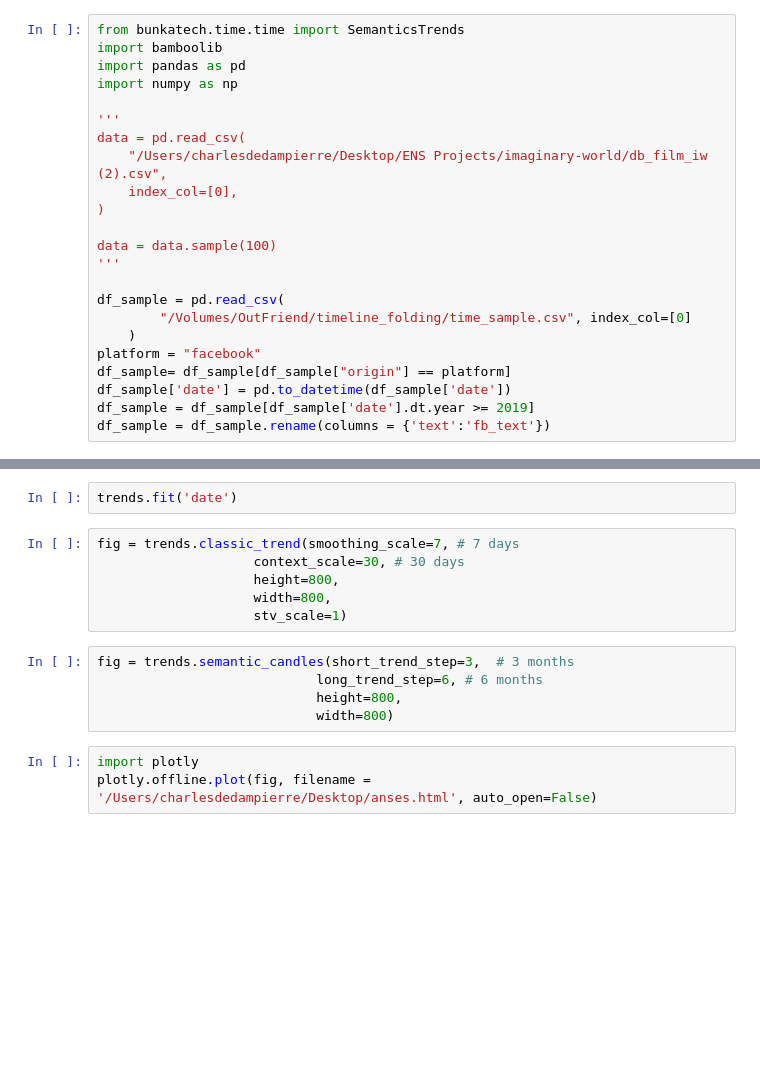
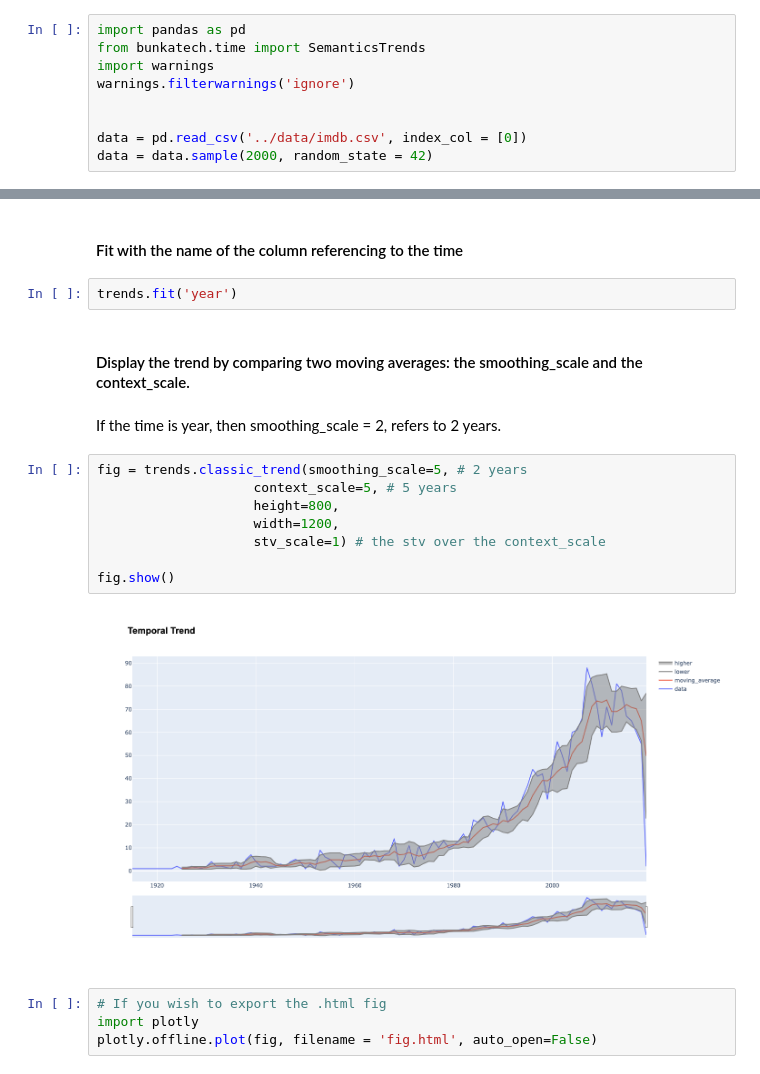
Before and after one commit to charlesdedampierre/bunkatech, a Jupyter notebook: examples/demo_trends.ipynb, the cells around one changed output, grey strips where cells are left out. Saved outputs shown, nothing was run; the diff lists cells and outputs as text; blank space fills up the shorter version.

```diff
--- a/examples/demo_trends.ipynb
+++ b/examples/demo_trends.ipynb
@@ -1,24 +5,10 @@
 # %%
-from bunkatech.time.time import SemanticsTrends
-import bamboolib
 import pandas as pd
-import numpy as np
+from bunkatech.time import SemanticsTrends
+import warnings
+warnings.filterwarnings('ignore')
 
-'''
-data = pd.read_csv(
-    "/Users/charlesdedampierre/Desktop/ENS Projects/imaginary-world/db_film_iw (2).csv",
-    index_col=[0],
-)
 
-data = data.sample(100)
-'''
-
-df_sample = pd.read_csv(
-        "/Volumes/OutFriend/timeline_folding/time_sample.csv", index_col=[0]
-    )
-platform = "facebook"
-df_sample= df_sample[df_sample["origin"] == platform]
-df_sample['date'] = pd.to_datetime(df_sample['date'])
-df_sample = df_sample[df_sample['date'].dt.year >= 2019]
-df_sample = df_sample.rename(columns = {'text':'fb_text'})
+data = pd.read_csv('../data/imdb.csv', index_col = [0])
+data = data.sample(2000, random_state = 42)
 # %%
@@ -45,16 +80,22 @@ trends = SemanticsTrends(data = df_sample,
+# %% [markdown]
+#### Fit with the name of the column referencing to the time
 # %%
-trends.fit('date')
+trends.fit('year')
+# %% [markdown]
+#### Display the trend by comparing two moving averages: the smoothing_scale and the context_scale.
+# %% [markdown]
+If the time is year, then smoothing_scale = 2, refers to 2 years.
 # %%
-fig = trends.classic_trend(smoothing_scale=7, # 7 days
-                    context_scale=30, # 30 days
+fig = trends.classic_trend(smoothing_scale=5, # 2 years
+                    context_scale=5, # 5 years
                     height=800,
-                    width=800,
-                    stv_scale=1)
+                    width=1200,
+                    stv_scale=1) # the stv over the context_scale
+
+fig.show()
+# %% [output]
+[figure, added]
-# %%
-fig = trends.semantic_candles(short_trend_step=3,  # 3 months
-                            long_trend_step=6, # 6 months
-                            height=800,
-                            width=800)
 # %%
+# If you wish to export the .html fig
 import plotly
-plotly.offline.plot(fig, filename = '/Users/charlesdedampierre/Desktop/anses.html', auto_open=False)
+plotly.offline.plot(fig, filename = 'fig.html', auto_open=False)
```
Also changed, not shown: parts of 3 cells of this notebook, 35 other files.
